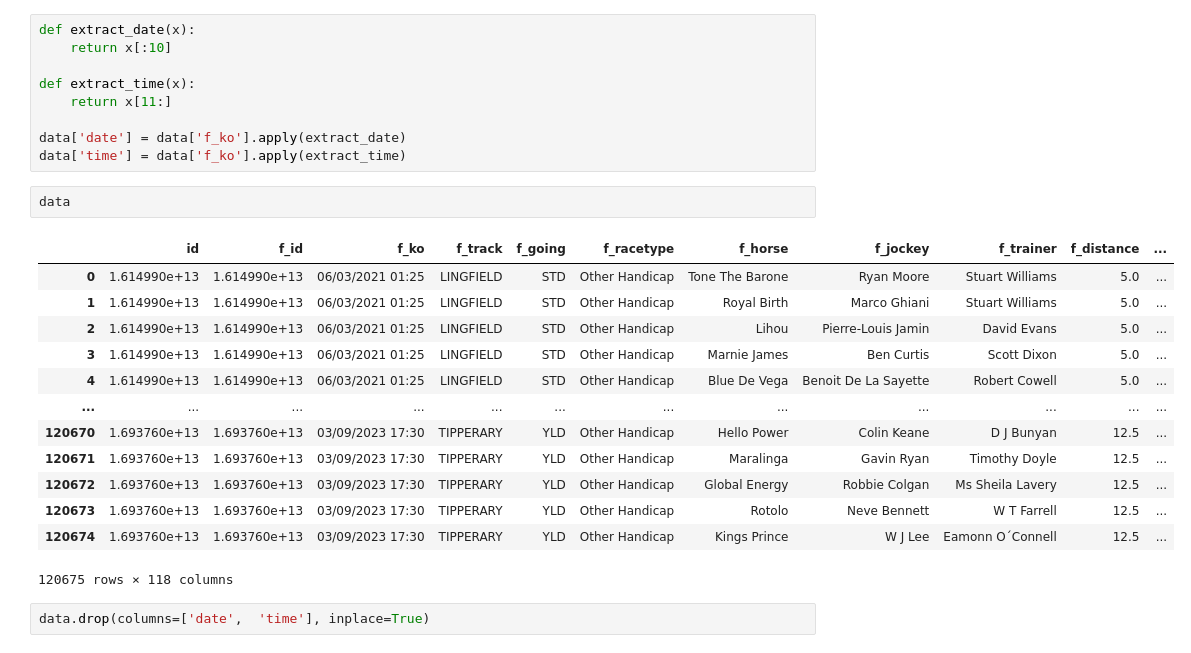
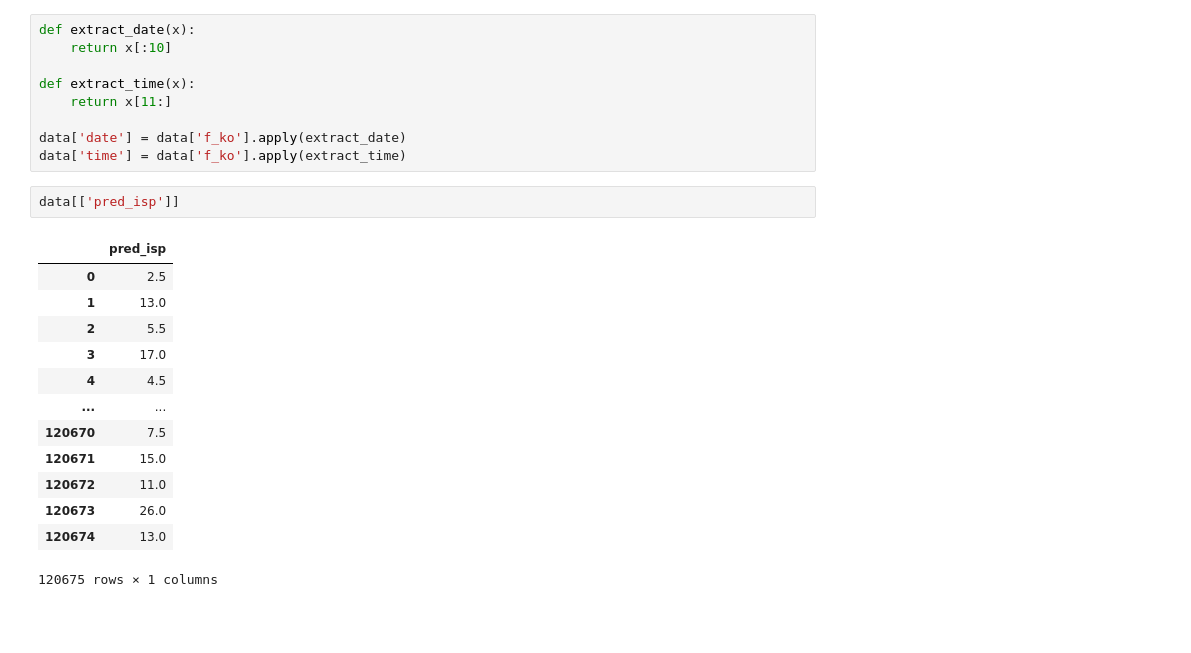
Before and after one commit to lucasglanville/and_theyre_off_frontend, a Jupyter notebook: notebooks/api_scrapbook.ipynb, the cells around one changed output. Cells and saved outputs as stored; diff of their text form; blank space fills up the shorter version.

```diff
--- a/notebooks/api_scrapbook.ipynb
+++ b/notebooks/api_scrapbook.ipynb
@@ -103,20 +103,18 @@ def extract_time(x):
 data['date'] = data['f_ko'].apply(extract_date)
 data['time'] = data['f_ko'].apply(extract_time)
 # %%
-data
+data[['pred_isp']]
 # %% [output]
-|  | id | f_id | f_ko | f_track | f_going | f_racetype | f_horse | f_jockey | f_trainer | f_distance | ... |
-| 0 | 1.614990e+13 | 1.614990e+13 | 06/03/2021 01:25 | LINGFIELD | STD | Other Handicap | Tone The Barone | Ryan Moore | Stuart Williams | 5.0 | ... |
-| 1 | 1.614990e+13 | 1.614990e+13 | 06/03/2021 01:25 | LINGFIELD | STD | Other Handicap | Royal Birth | Marco Ghiani | Stuart Williams | 5.0 | ... |
-| 2 | 1.614990e+13 | 1.614990e+13 | 06/03/2021 01:25 | LINGFIELD | STD | Other Handicap | Lihou | Pierre-Louis Jamin | David Evans | 5.0 | ... |
-| 3 | 1.614990e+13 | 1.614990e+13 | 06/03/2021 01:25 | LINGFIELD | STD | Other Handicap | Marnie James | Ben Curtis | Scott Dixon | 5.0 | ... |
-| 4 | 1.614990e+13 | 1.614990e+13 | 06/03/2021 01:25 | LINGFIELD | STD | Other Handicap | Blue De Vega | Benoit De La Sayette | Robert Cowell | 5.0 | ... |
-| ... | ... | ... | ... | ... | ... | ... | ... | ... | ... | ... | ... |
-| 120670 | 1.693760e+13 | 1.693760e+13 | 03/09/2023 17:30 | TIPPERARY | YLD | Other Handicap | Hello Power | Colin Keane | D J Bunyan | 12.5 | ... |
-| 120671 | 1.693760e+13 | 1.693760e+13 | 03/09/2023 17:30 | TIPPERARY | YLD | Other Handicap | Maralinga | Gavin Ryan | Timothy Doyle | 12.5 | ... |
-| 120672 | 1.693760e+13 | 1.693760e+13 | 03/09/2023 17:30 | TIPPERARY | YLD | Other Handicap | Global Energy | Robbie Colgan | Ms Sheila Lavery | 12.5 | ... |
-| 120673 | 1.693760e+13 | 1.693760e+13 | 03/09/2023 17:30 | TIPPERARY | YLD | Other Handicap | Rotolo | Neve Bennett | W T Farrell | 12.5 | ... |
-| 120674 | 1.693760e+13 | 1.693760e+13 | 03/09/2023 17:30 | TIPPERARY | YLD | Other Handicap | Kings Prince | W J Lee | Eamonn O´Connell | 12.5 | ... |
+|  | pred_isp |
+| 0 | 2.5 |
+| 1 | 13.0 |
+| 2 | 5.5 |
+| 3 | 17.0 |
+| 4 | 4.5 |
+| ... | ... |
+| 120670 | 7.5 |
+| 120671 | 15.0 |
+| 120672 | 11.0 |
+| 120673 | 26.0 |
+| 120674 | 13.0 |
-120675 rows × 118 columns
+120675 rows × 1 columns
-# %%
-data.drop(columns=['date',	'time'], inplace=True)
```
Also changed, not shown: parts of 7 cells of this notebook, 28 other files.
